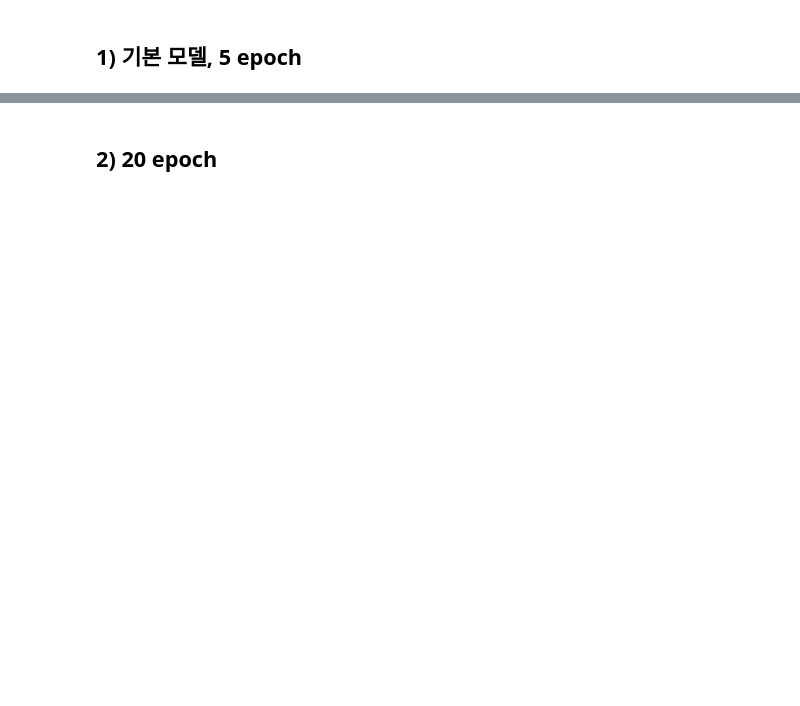
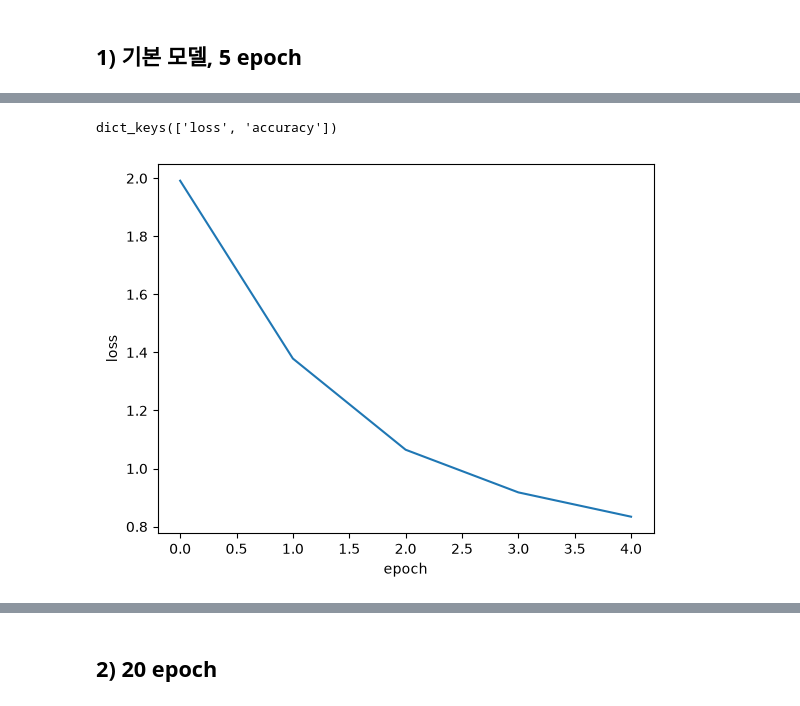
Before and after one commit to a1ljmook/Inflearn-hg-mldl, a Jupyter notebook: 7-3_pytorch.ipynb, the cells around one changed output, grey strips where cells are left out. Saved outputs shown, nothing was run; the diff lists cells and outputs as text; code cells hidden in the pictures; blank space fills up the shorter version.

```diff
--- a/7-3_pytorch.ipynb
+++ b/7-3_pytorch.ipynb
@@ -60,2 +63,9 @@ val_loader = DataLoader(TensorDataset(X_val, y_val), batch_size=32, shuffle=Fals
+# %%
+g = torch.Generator().manual_seed(SEED)
+train_ds = TensorDataset(X_train, y_train)
+train_loader = DataLoader(train_ds, batch_size=32, shuffle=True, generator=g)
+
+val_ds = TensorDataset(X_val, y_val)
+val_loader = DataLoader(val_ds, batch_size=32, shuffle=False)   # shuffle=False 는 generator 불필요
 # %% [markdown]
 ## model
@@ -116,13 +109,13 @@ def evaluate(model, loader=val_loader):
     return loss, acc
 
 
-def fit(model, optimizer, epochs=5, validation=False, callbacks=None):
+def fit(model, train_loader, optimizer, epochs=5, validation=False, callbacks=None):
     """Keras fit() 대응. history dict 반환. callbacks는 on_epoch_end(epoch, model, logs)를 가진 객체."""
     history = {"loss": [], "accuracy": []}
     if validation:
         history.update({"val_loss": [], "val_accuracy": []})
     callbacks = callbacks or []
-    train_loader = make_train_loader()
+    # train_loader = make_train_loader()
 
     for epoch in range(epochs):
         loss, acc = run_epoch(model, train_loader, optimizer)
@@ -206,0 +194,17 @@ plot_history(history, ["accuracy"], ylabel="accuracy")
+# %%
+sgd = torch.optim.SGD(params=model.parameters(), lr=0.001, momentum=0.0, nesterov=False)
+rmsprop = torch.optim.RMSprop(params=model.parameters(), lr=0.01, alpha=0.99, eps=1e-8, momentum=0.0)
+adagrad = torch.optim.Adagrad(params=model.parameters(), lr=0.01, initial_accumulator_value=0.0, eps=1e-10)
+adam = torch.optim.Adam(params=model.parameters(), lr=0.001, betas=(0.9, 0.999), eps=1e-8)
+# %%
+history = fit(model, train_loader=train_loader, optimizer=sgd, epochs=5)  # validation=False, callbacks=None
+print(history.keys())
+# %% [output]
+dict_keys(['loss', 'accuracy'])
+# %%
+plt.plot(history['loss'])
+plt.xlabel('epoch')
+plt.ylabel('loss')
+plt.show()
+# %% [output]
+[figure, added]
```
Also changed, not shown: parts of 67 cells of this notebook, 7 other files.
